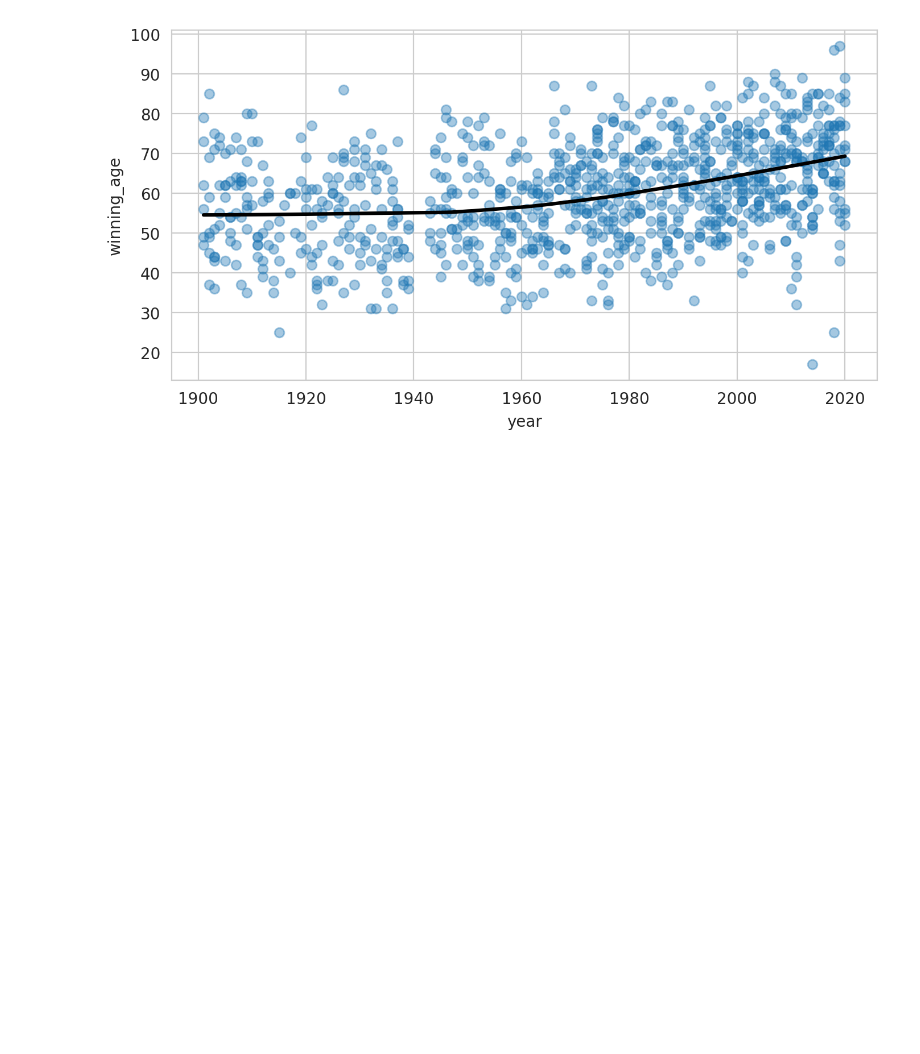
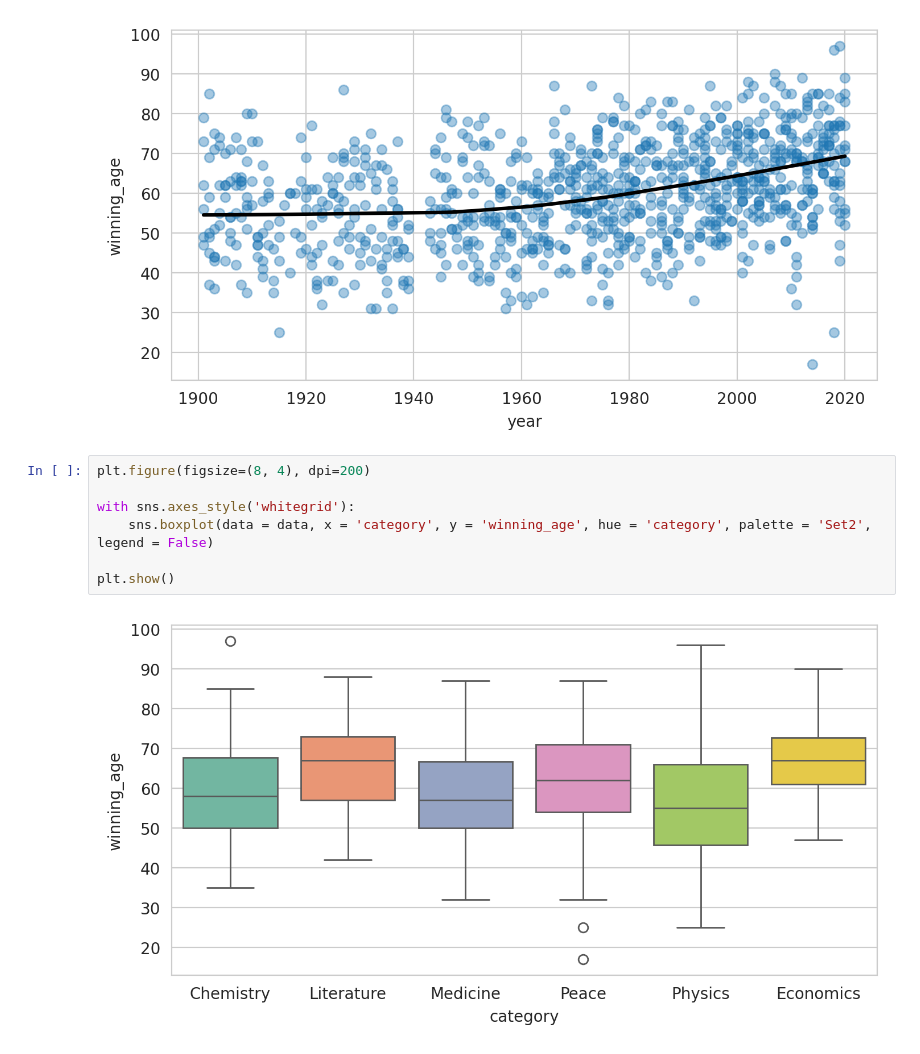
Before and after one commit to arindambala/Python, a Jupyter notebook: Udemy/Projects/NobelPrize/main.ipynb, the cells around one changed output. Cells and saved outputs as stored; diff of their text form; blank space fills up the shorter version.

```diff
--- a/Udemy/Projects/NobelPrize/main.ipynb
+++ b/Udemy/Projects/NobelPrize/main.ipynb
@@ -348,3 +348,12 @@ with sns.axes_style('whitegrid'):
 plt.show()
 # %% [output]
 [figure]
+# %%
+plt.figure(figsize=(8, 4), dpi=200)
+
+with sns.axes_style('whitegrid'):
+    sns.boxplot(data = data, x = 'category', y = 'winning_age', hue = 'category', palette = 'Set2', legend = False)
+
+plt.show()
+# %% [output]
+[figure, added]
```
Also changed, not shown: parts of 1 cell of this notebook.
